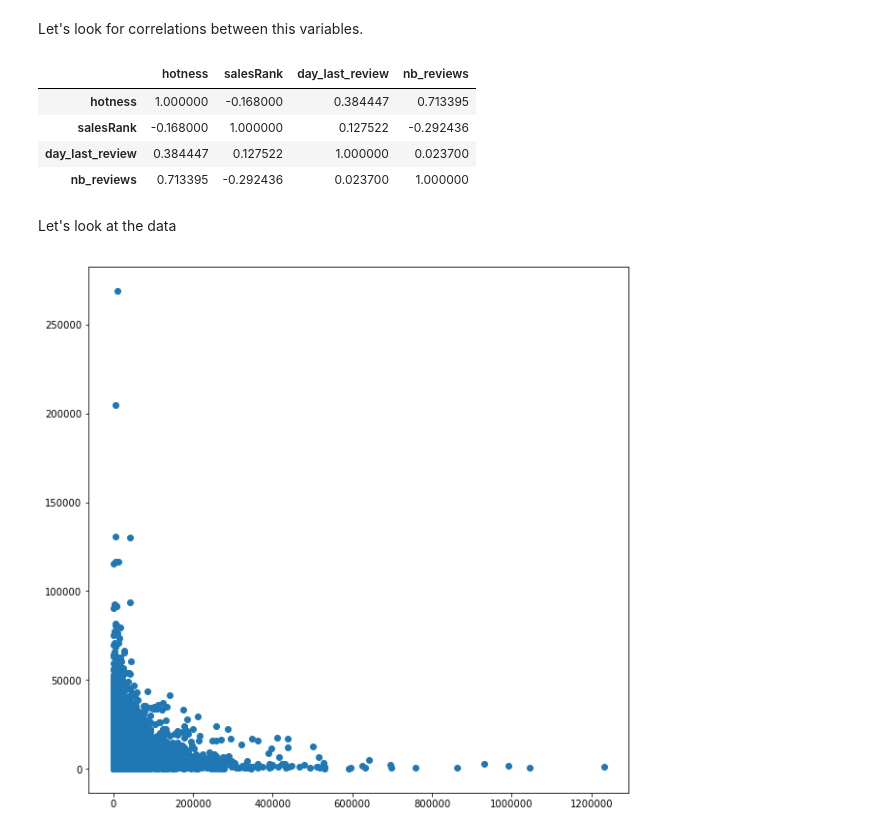
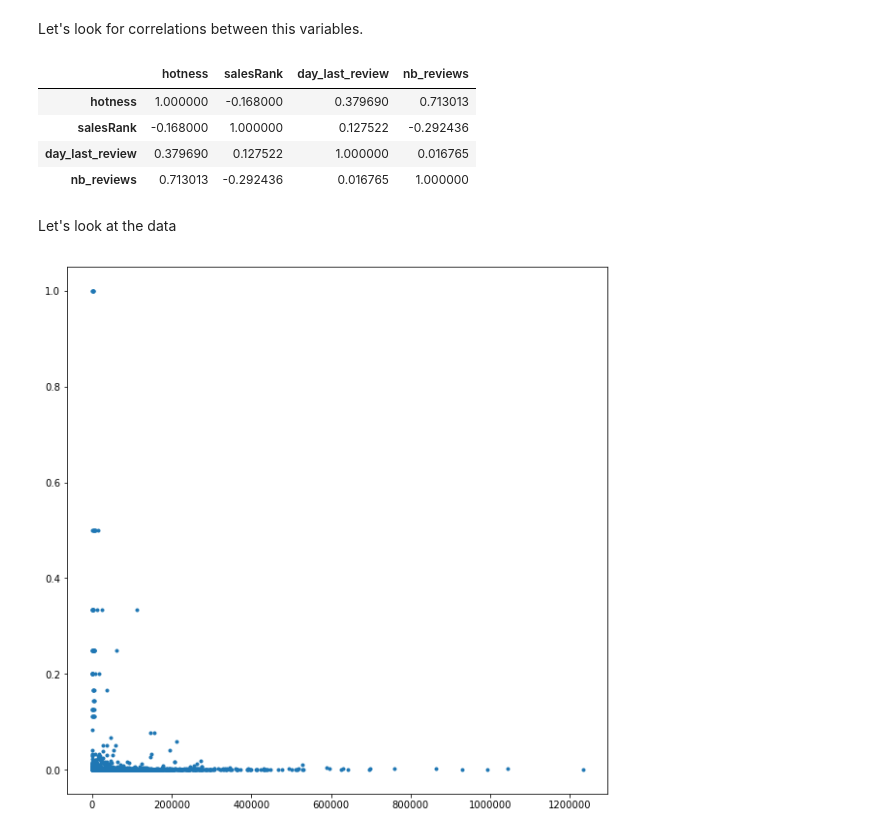
Before and after one commit to mptcloud/hackon_data, a Jupyter notebook: data_exploration.ipynb, the cells around one changed output. Saved outputs shown, nothing was run; the diff lists cells and outputs as text; code cells hidden in the pictures.

```diff
--- a/data_exploration.ipynb
+++ b/data_exploration.ipynb
@@ -151,21 +152,22 @@ def helper(x):
 # %%
 review_time2=review_time.merge(df_meta[['asin','salesRank']],on='asin')
 review_time2['salesRank']=review_time2.salesRank.map(lambda x: helper(x))
+review_time2=review_time2[review_time2['salesRank'].notnull()]
 # %% [markdown]
 Let's look for correlations between this variables.
 # %%
 review_time2[['hotness','salesRank','day_last_review','nb_reviews']].corr()
 # %% [output]
 |  | hotness | salesRank | day_last_review | nb_reviews |
-| hotness | 1.000000 | -0.168000 | 0.384447 | 0.713395 |
+| hotness | 1.000000 | -0.168000 | 0.379690 | 0.713013 |
 | salesRank | -0.168000 | 1.000000 | 0.127522 | -0.292436 |
-| day_last_review | 0.384447 | 0.127522 | 1.000000 | 0.023700 |
-| nb_reviews | 0.713395 | -0.292436 | 0.023700 | 1.000000 |
+| day_last_review | 0.379690 | 0.127522 | 1.000000 | 0.016765 |
+| nb_reviews | 0.713013 | -0.292436 | 0.016765 | 1.000000 |
 # %% [markdown]
 Let's look at the data
 # %%
 plt.figure(figsize=(10,10))
-plt.plot(review_time2['hotness'], (review_time2['salesRank']), 'o')
+plt.plot(review_time2['hotness'], 1/(review_time2['salesRank']), '.')
 plt.show()
 # %% [output]
-[figure, old version]
+[figure, new version]
```
Also changed, not shown: parts of 15 cells of this notebook.
